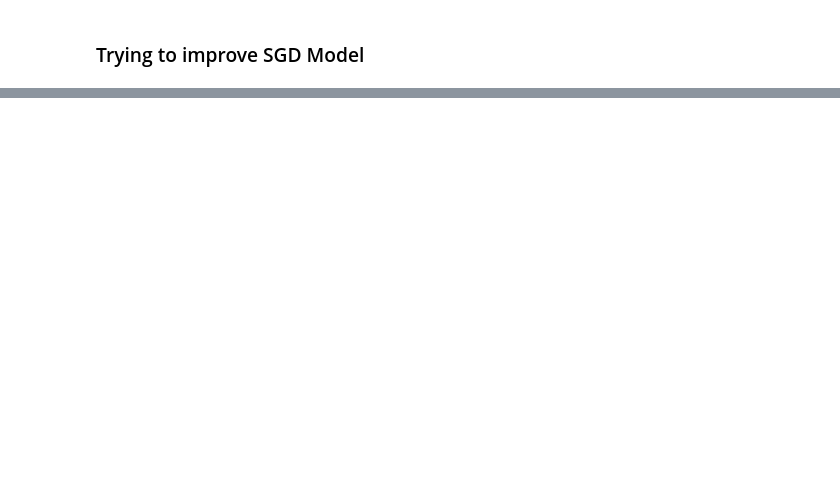
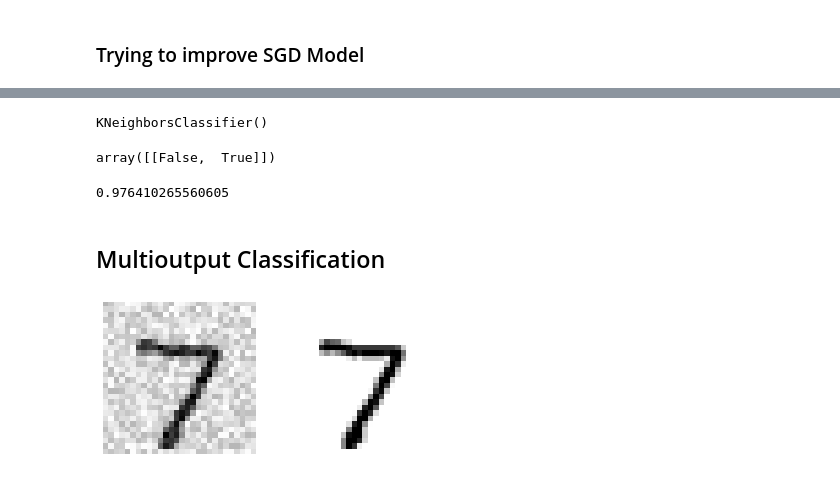
Before and after one commit to davidschs/ML_Classifier, a Jupyter notebook: classification.ipynb, the cells around one changed output, grey strips where cells are left out. Saved outputs shown, nothing was run; the diff lists cells and outputs as text; code cells hidden in the pictures; blank space fills up the shorter version.

Commit message:
Added Multilabel Classification

```diff
--- a/classification.ipynb
+++ b/classification.ipynb
@@ -278,0 +312,46 @@ plt.show()
+# %%
+# Classify digits into multiple groups (labels) - number >6 and odd numbers
+from sklearn.neighbors import KNeighborsClassifier
+
+y_train_large = (y_train >= 7)
+y_train_odd = (y_train % 2 == 1)
+y_multilabel = np.c_[y_train_large, y_train_odd]
+
+knn_clf = KNeighborsClassifier()
+knn_clf.fit(X_train, y_multilabel)
+# %% [output]
+KNeighborsClassifier()
+# %%
+knn_clf.predict([some_digit]) # Right prediction, number 5 is <7 and odd
+# %% [output]
+array([[False,  True]])
+# %%
+# To evaluate, compute average F1 score across all labels
+y_train_knn_pred = cross_val_predict(knn_clf, X_train, y_multilabel, cv=3)
+f1_score(y_multilabel, y_train_knn_pred, average="macro")
+# %% [output]
+0.976410265560605
+# %% [markdown]
+## Multioutput Classification
+# %%
+# Each label can have multiple outputs
+# Task: blurry an image and clean this image again
+noise = np.random.randint(0,100, (len(X_train), 784))
+X_train_mod = X_train + noise
+noise = np.random.randint(0,100,(len(X_test), 784))
+X_test_mod = X_test + noise
+y_train_mod = X_train
+y_test_mod = X_test
+# %%
+def plot_digit(data):
+    image = data.reshape(28, 28)
+    plt.imshow(image, cmap = mpl.cm.binary,
+               interpolation="nearest")
+    plt.axis("off")
+# %%
+some_index = 0
+plt.subplot(121); plot_digit(X_test_mod[some_index])
+plt.subplot(122); plot_digit(y_test_mod[some_index])
+plt.show()
+# %% [output]
+[figure, added]
```
Also changed, not shown: parts of 14 cells of this notebook.
